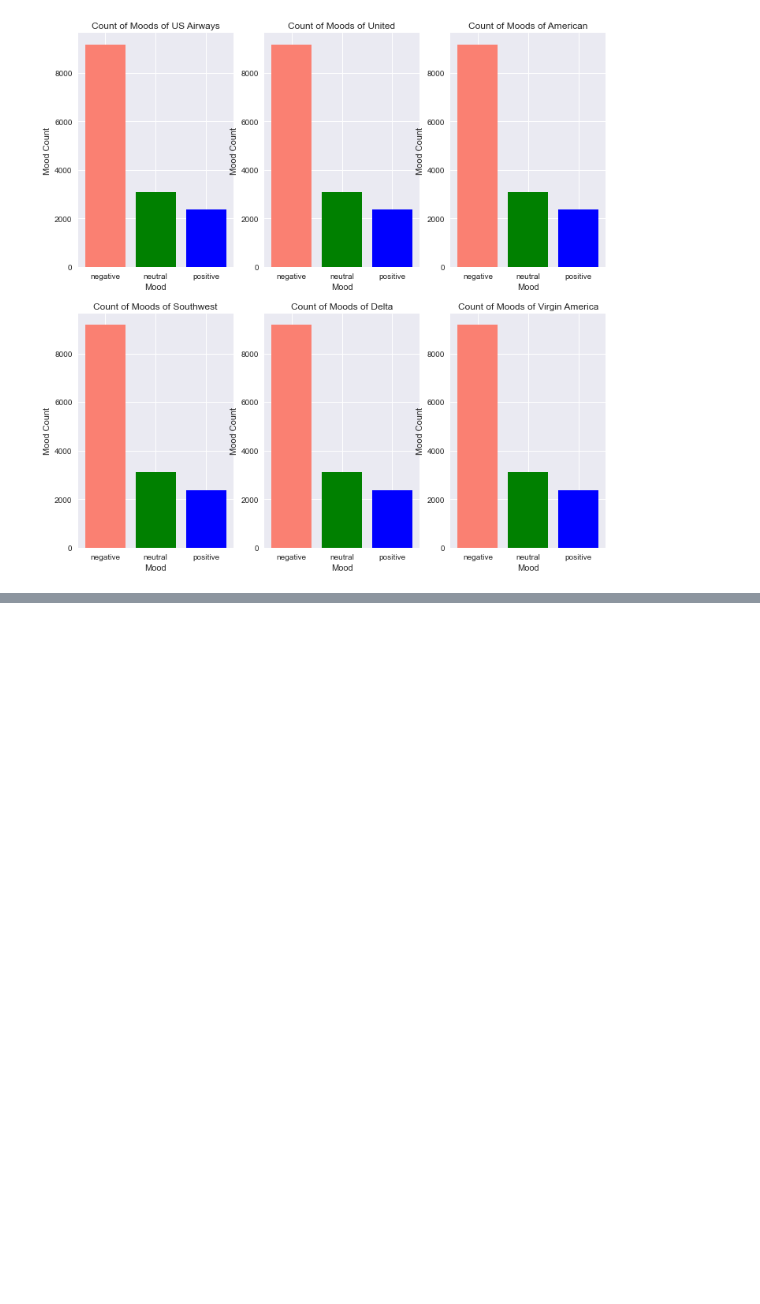
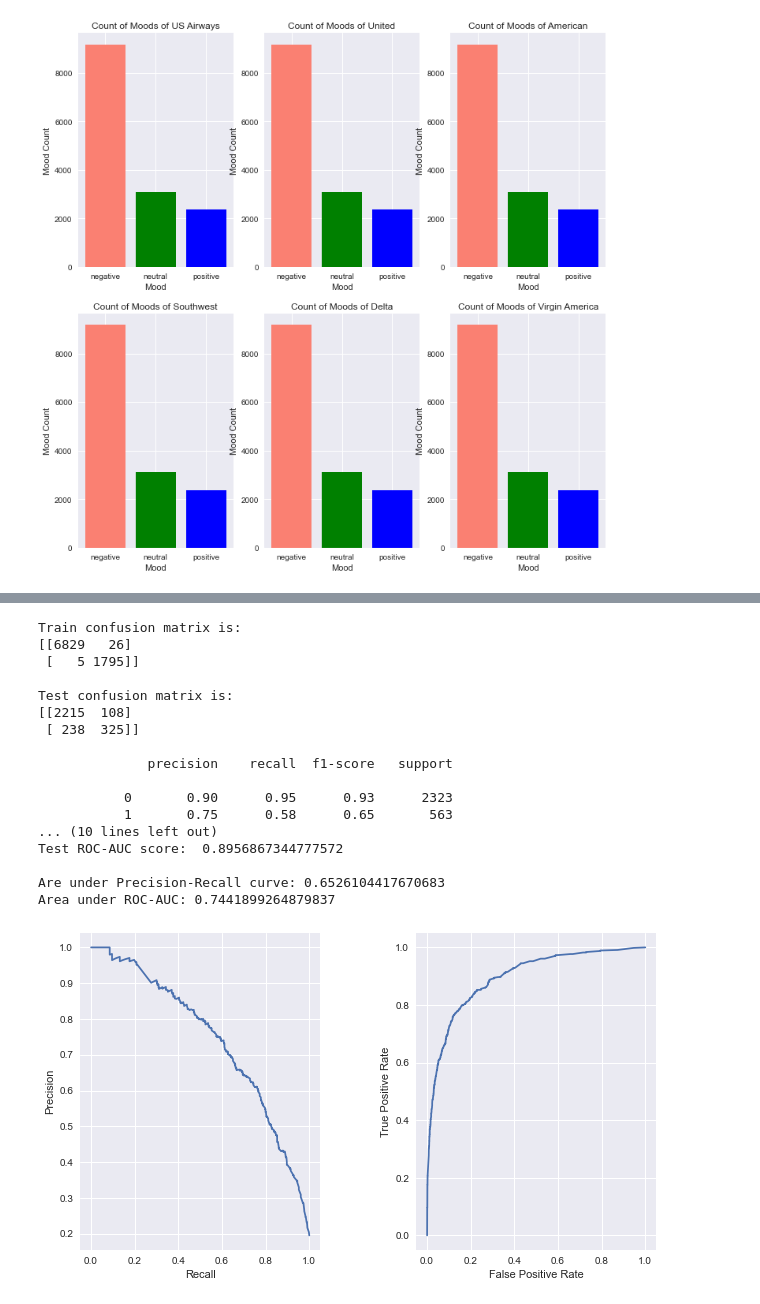
Before and after one commit to abideen-olawuwo/airline-twitter-sentiment, a Jupyter notebook: airline_sentimental_analysis.ipynb, the cells around one changed output, grey strips where cells are left out. Saved outputs shown, nothing was run; the diff lists cells and outputs as text; code cells hidden in the pictures; blank space fills up the shorter version.

```diff
--- a/airline_sentimental_analysis.ipynb
+++ b/airline_sentimental_analysis.ipynb
@@ -430,0 +533,21 @@ df.head()
+# %%
+r_train_accuracy, r_test_accuracy, r_train_auc, r_test_auc= check_scores(RandomForestClassifier(random_state=0).fit(x_train, y_train), x_train,x_test,y_train,y_test)
+# %% [output]
+Train confusion matrix is:
+[[6829   26]
+ [   5 1795]]
+
+Test confusion matrix is:
+[[2215  108]
+ [ 238  325]]
+
+              precision    recall  f1-score   support
+
+           0       0.90      0.95      0.93      2323
+           1       0.75      0.58      0.65       563
+... (10 lines left out)
+Test ROC-AUC score:  0.8956867344777572
+
+Are under Precision-Recall curve: 0.6526104417670683
+Area under ROC-AUC: 0.7441899264879837
+[figure, added]
```
Also changed, not shown: parts of 21 cells of this notebook.
